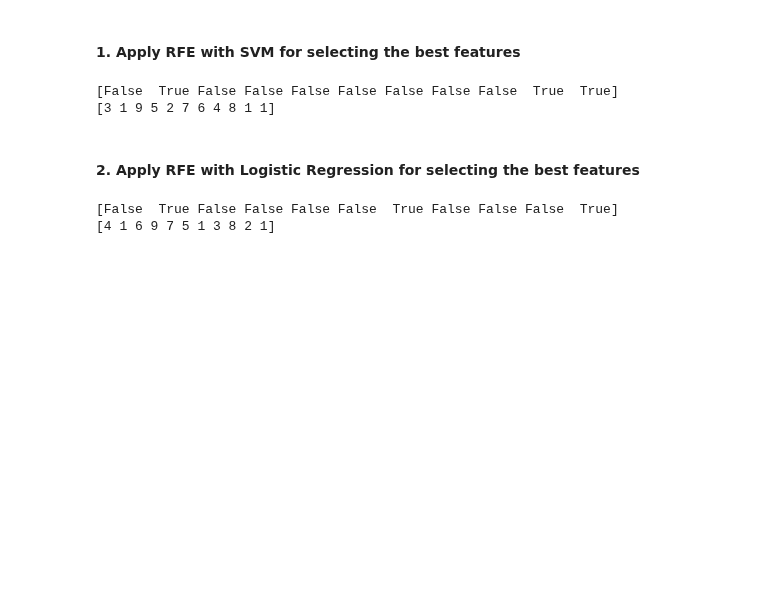
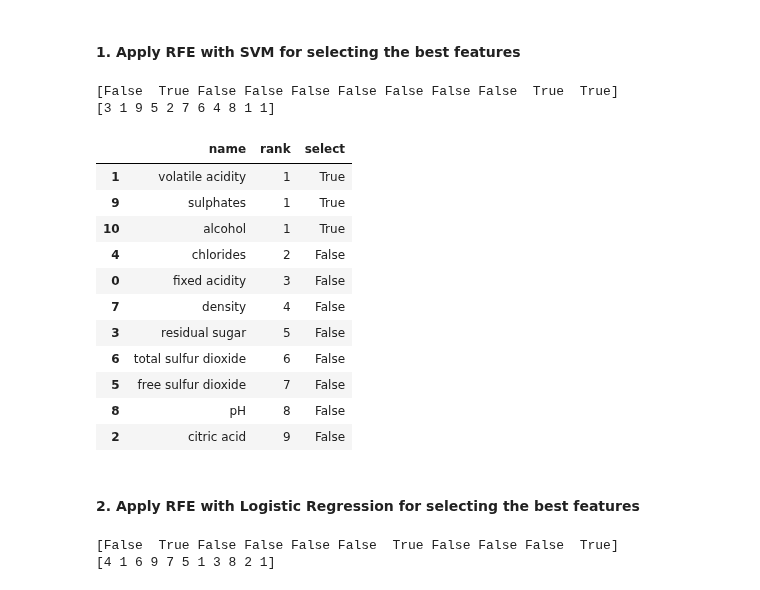
Before and after one commit to vipulpopat/MSCAI_Sem1_Etivity5, a Jupyter notebook: Etivity5-Feature_Selection_18195067.ipynb, the cells around one changed output. Drawn from its saved outputs; the diff is of its cells as text; code cells hidden in the pictures; blank space fills up the shorter version.

```diff
--- a/Etivity5-Feature_Selection_18195067.ipynb
+++ b/Etivity5-Feature_Selection_18195067.ipynb
@@ -157,6 +157,28 @@ print(selectorSVM.ranking_)
 # %% [output]
 [False  True False False False False False False False  True  True]
 [3 1 9 5 2 7 6 4 8 1 1]
+# %%
+num_cols = lab5_df.keys()
+num_cols = np.delete(num_cols, np.where(num_cols == 'quality'), axis=0)
+
+# Check which features are selected by SVM in RFE (Inspired by Aidan's work)
+SVM_features = pd.DataFrame({'name':num_cols,
+                             'rank':selectorSVM.ranking_,
+                             'select':selectorSVM.support_}).sort_values(by='rank')
+SVM_features
+# %% [output]
+|  | name | rank | select |
+| 1 | volatile acidity | 1 | True |
+| 9 | sulphates | 1 | True |
+| 10 | alcohol | 1 | True |
+| 4 | chlorides | 2 | False |
+| 0 | fixed acidity | 3 | False |
+| 7 | density | 4 | False |
+| 3 | residual sugar | 5 | False |
+| 6 | total sulfur dioxide | 6 | False |
+| 5 | free sulfur dioxide | 7 | False |
+| 8 | pH | 8 | False |
+| 2 | citric acid | 9 | False |
 # %% [markdown]
 #### 2. Apply RFE with Logistic Regression for selecting the best features
 # %%
```
Also changed, not shown: parts of 11 cells of this notebook, 1 other file.
